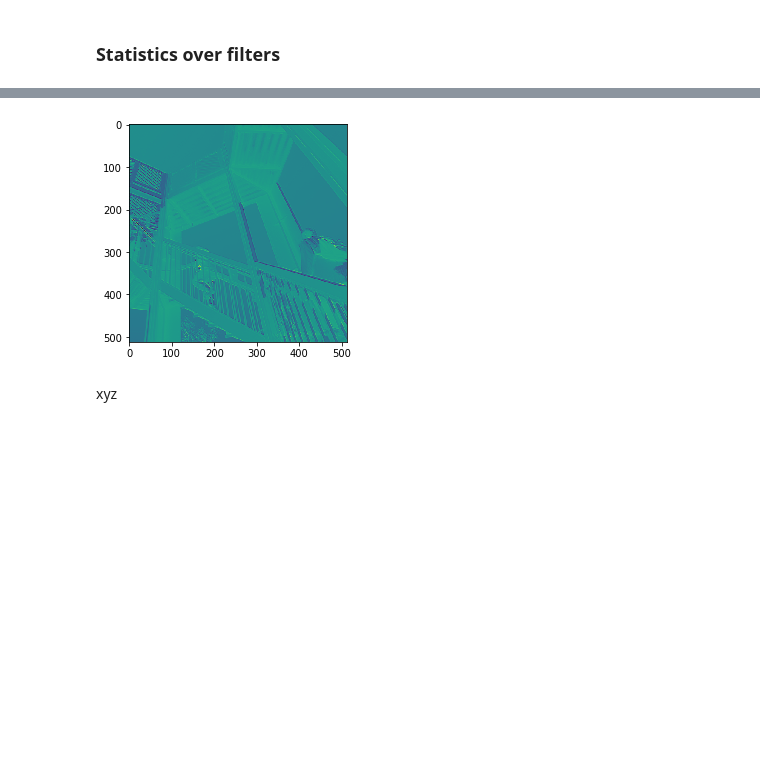
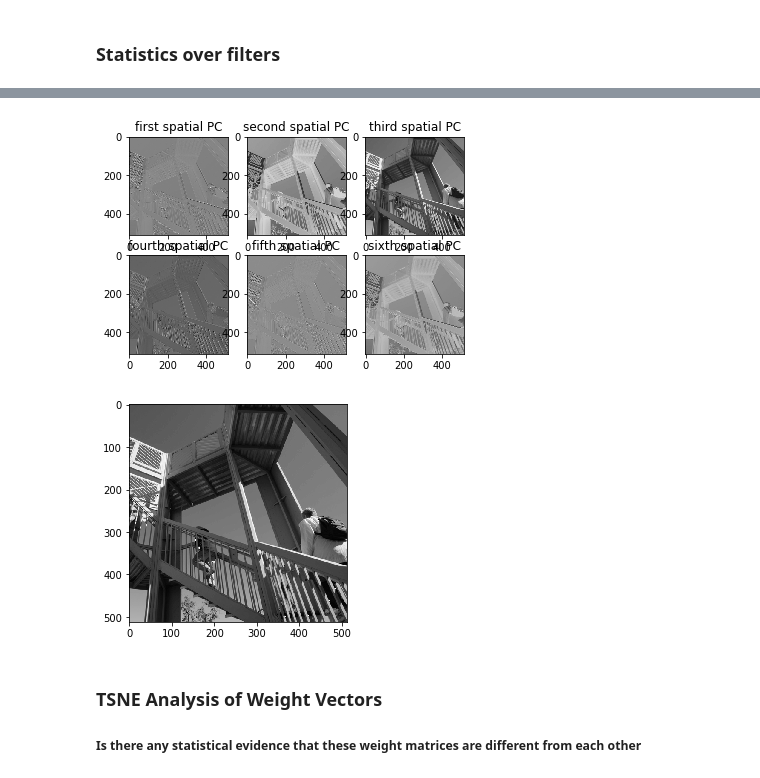
Before and after one commit to mrernst/CAR_flow, a Jupyter notebook: network_engine/utilities/investigator.ipynb, the cells around one changed output, grey strips where cells are left out. Cells and saved outputs as stored; diff of their text form; code cells hidden in the pictures; blank space fills up the shorter version.

```diff
--- a/network_engine/utilities/investigator.ipynb
+++ b/network_engine/utilities/investigator.ipynb
@@ -535,15 +537,49 @@ np.reshape((s[0]**(1./2) * V[:,0]).reshape([3,3]), [1,3,3,1]).shape
-# %%
-image_input = tf.cast(np.reshape(img, [1,512,512,1]), tf.float32)
-conv_kernel = tf.cast(np.reshape((s[0]**(1./2) * V[:,0]).reshape([3,3]), [3,3,1,1]), tf.float32)
-convolved_image = tf.nn.conv2d(
-    image_input,
-    conv_kernel,
-    strides=[1,1,1,1],
-    padding='SAME')
-convolved_image.shape
-plt.imshow(convolved_image.numpy()[0,:,:,0])
-plt.show()
-# %% [output]
-[figure, removed]
-# %% [markdown]
-xyz
+# %%
+filters = np.concatenate([
+            (s[0]**(1./2) * V[:,0]).reshape([3,3,1,1]),
+            (s[1]**(1./2) * V[:,1]).reshape([3,3,1,1]),
+            (s[2]**(1./2) * V[:,2]).reshape([3,3,1,1]),
+            (s[3]**(1./2) * V[:,3]).reshape([3,3,1,1]),
+            (s[4]**(1./2) * V[:,4]).reshape([3,3,1,1]),
+            (s[5]**(1./2) * V[:,5]).reshape([3,3,1,1])], axis=-1)
+
+# (s[0]**(1./2) * V[:,0]).reshape([3,3,1,1])
+# prepare a virtual output for the first 3 PCs
+image_input = tf.cast(np.reshape(img, [1,512,512,1]), tf.float32)
+conv_kernel = tf.cast(filters, tf.float32)
+convolved_image = tf.nn.conv2d(
+    image_input,
+    conv_kernel,
+    strides=[1,1,1,1],
+    padding='SAME')
+
+
+fig, [[ax1, ax2, ax3], [ax4, ax5, ax6]] = plt.subplots(2, 3)
+#ax1.imshow(img)
+#ax1.set_title('true image')
+#ax2.imshow(noisy.mean(0))
+#ax2.set_title('mean of noisy images')
+ax1.imshow(convolved_image.numpy()[0,:,:,0], cmap='gray')
+ax1.set_title('first spatial PC')
+ax2.imshow(convolved_image.numpy()[0,:,:,1], cmap='gray')
+ax2.set_title('second spatial PC')
+ax3.imshow(convolved_image.numpy()[0,:,:,2], cmap='gray')
+ax3.set_title('third spatial PC')
+ax4.imshow(convolved_image.numpy()[0,:,:,3], cmap='gray')
+ax4.set_title('fourth spatial PC')
+ax5.imshow(convolved_image.numpy()[0,:,:,4], cmap='gray')
+ax5.set_title('fifth spatial PC')
+ax6.imshow(convolved_image.numpy()[0,:,:,5], cmap='gray')
+ax6.set_title('sixth spatial PC')
+plt.show()
+
+
+
+plt.imshow(image_input[0,:,:,0], cmap='gray')
+plt.show()
+# %% [output]
+[figure, added]
+[figure, added]
+# %% [markdown]
+### TSNE Analysis of Weight Vectors
+##### Is there any statistical evidence that these weight matrices are different from each other
```
Also changed, not shown: parts of 10 cells of this notebook.
